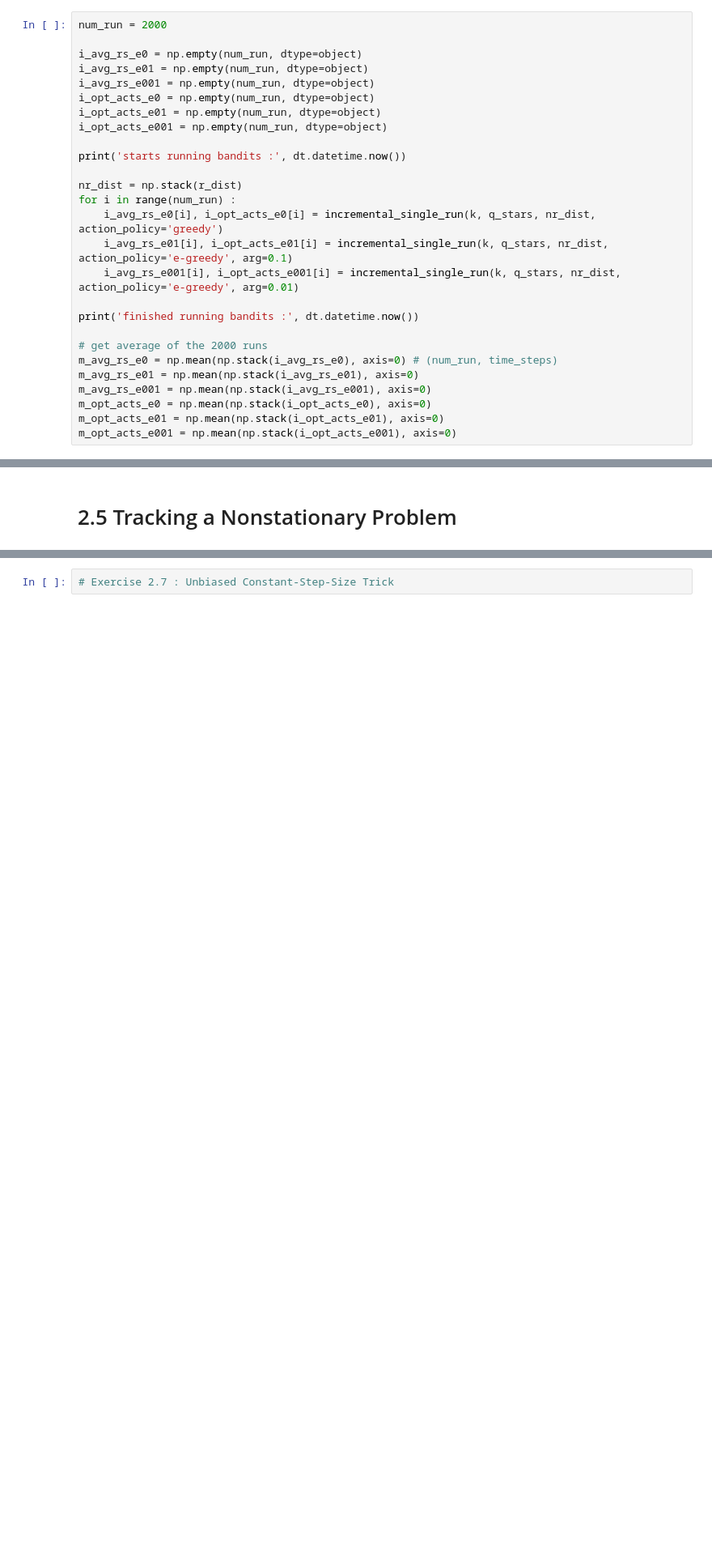
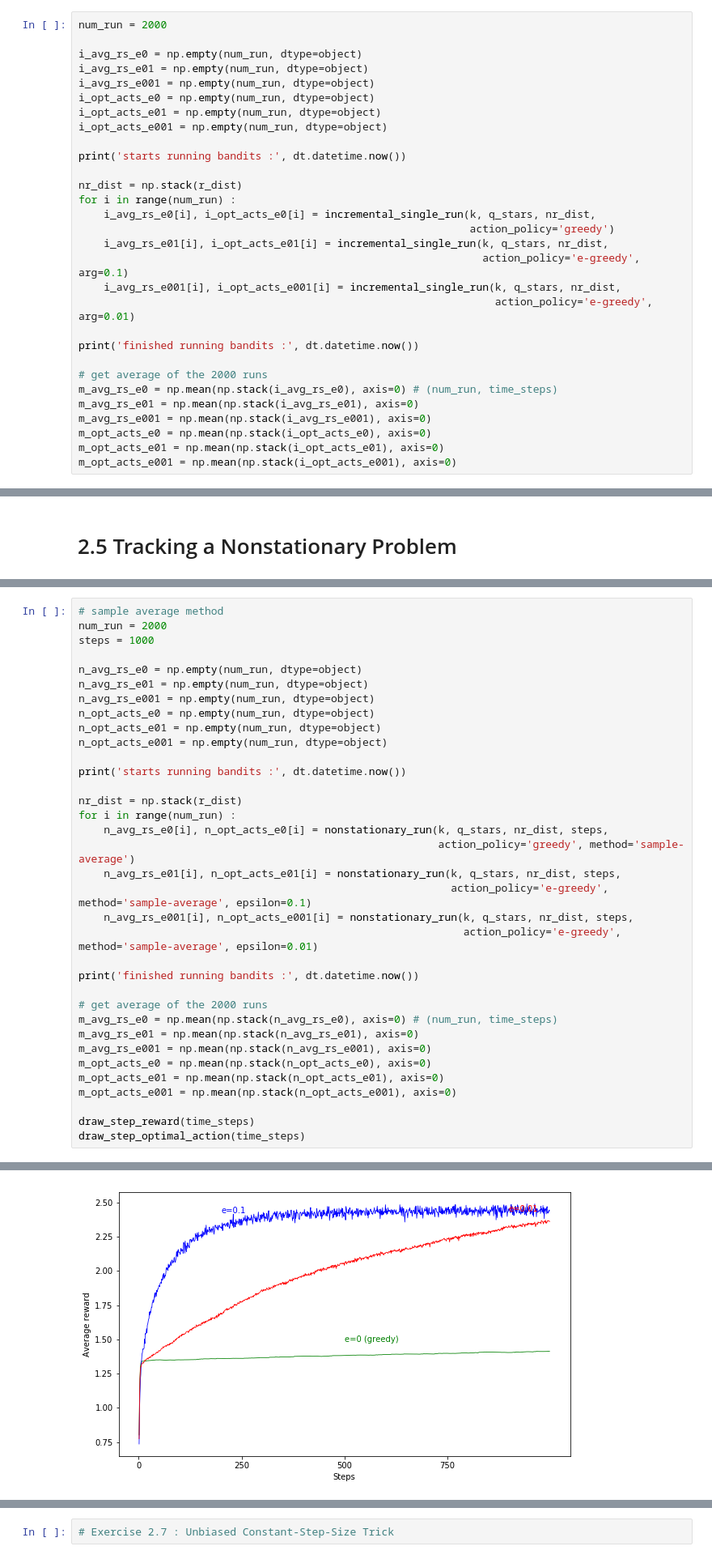
Before and after one commit to Ingenjoy/reinforcement2e, a Jupyter notebook: chapter2/chapter2_yoonforh.ipynb, the cells around one changed output, grey strips where cells are left out. Shown: that part at 81% size. Drawn from its saved outputs; the diff is of its cells as text; blank space fills up the shorter version.

```diff
--- a/chapter2/chapter2_yoonforh.ipynb
+++ b/chapter2/chapter2_yoonforh.ipynb
@@ -286,9 +290,12 @@ print('starts running bandits :', dt.datetime.now())
 
 nr_dist = np.stack(r_dist)
 for i in range(num_run) :
-    i_avg_rs_e0[i], i_opt_acts_e0[i] = incremental_single_run(k, q_stars, nr_dist, action_policy='greedy')
-    i_avg_rs_e01[i], i_opt_acts_e01[i] = incremental_single_run(k, q_stars, nr_dist, action_policy='e-greedy', arg=0.1)
-    i_avg_rs_e001[i], i_opt_acts_e001[i] = incremental_single_run(k, q_stars, nr_dist, action_policy='e-greedy', arg=0.01)
+    i_avg_rs_e0[i], i_opt_acts_e0[i] = incremental_single_run(k, q_stars, nr_dist,
+                                                              action_policy='greedy')
+    i_avg_rs_e01[i], i_opt_acts_e01[i] = incremental_single_run(k, q_stars, nr_dist,
+                                                                action_policy='e-greedy', arg=0.1)
+    i_avg_rs_e001[i], i_opt_acts_e001[i] = incremental_single_run(k, q_stars, nr_dist,
+                                                                  action_policy='e-greedy', arg=0.01)
 
 print('finished running bandits :', dt.datetime.now())
 
@@ -320,0 +401,36 @@ Design and conduct an experiment to demonstrate the difficulties that sample-ave
+# %%
+# sample average method
+num_run = 2000
+steps = 1000
+
+n_avg_rs_e0 = np.empty(num_run, dtype=object)
+n_avg_rs_e01 = np.empty(num_run, dtype=object)
+n_avg_rs_e001 = np.empty(num_run, dtype=object)
+n_opt_acts_e0 = np.empty(num_run, dtype=object)
+n_opt_acts_e01 = np.empty(num_run, dtype=object)
+n_opt_acts_e001 = np.empty(num_run, dtype=object)
+
+print('starts running bandits :', dt.datetime.now())
+
+nr_dist = np.stack(r_dist)
+for i in range(num_run) :
+    n_avg_rs_e0[i], n_opt_acts_e0[i] = nonstationary_run(k, q_stars, nr_dist, steps,
+                                                         action_policy='greedy', method='sample-average')
+    n_avg_rs_e01[i], n_opt_acts_e01[i] = nonstationary_run(k, q_stars, nr_dist, steps,
+                                                           action_policy='e-greedy', method='sample-average', epsilon=0.1)
+    n_avg_rs_e001[i], n_opt_acts_e001[i] = nonstationary_run(k, q_stars, nr_dist, steps,
+                                                             action_policy='e-greedy', method='sample-average', epsilon=0.01)
+
+print('finished running bandits :', dt.datetime.now())
+
+# get average of the 2000 runs
+m_avg_rs_e0 = np.mean(np.stack(n_avg_rs_e0), axis=0) # (num_run, time_steps)
+m_avg_rs_e01 = np.mean(np.stack(n_avg_rs_e01), axis=0)
+m_avg_rs_e001 = np.mean(np.stack(n_avg_rs_e001), axis=0)
+m_opt_acts_e0 = np.mean(np.stack(n_opt_acts_e0), axis=0)
+m_opt_acts_e01 = np.mean(np.stack(n_opt_acts_e01), axis=0)
+m_opt_acts_e001 = np.mean(np.stack(n_opt_acts_e001), axis=0)
+
+draw_step_reward(time_steps)
+draw_step_optimal_action(time_steps)
+# %% [output]
@@ -320,0 +439 @@ Design and conduct an experiment to demonstrate the difficulties that sample-ave
+[figure, added]
```
Also changed, not shown: parts of 35 cells of this notebook, 1 other file.
